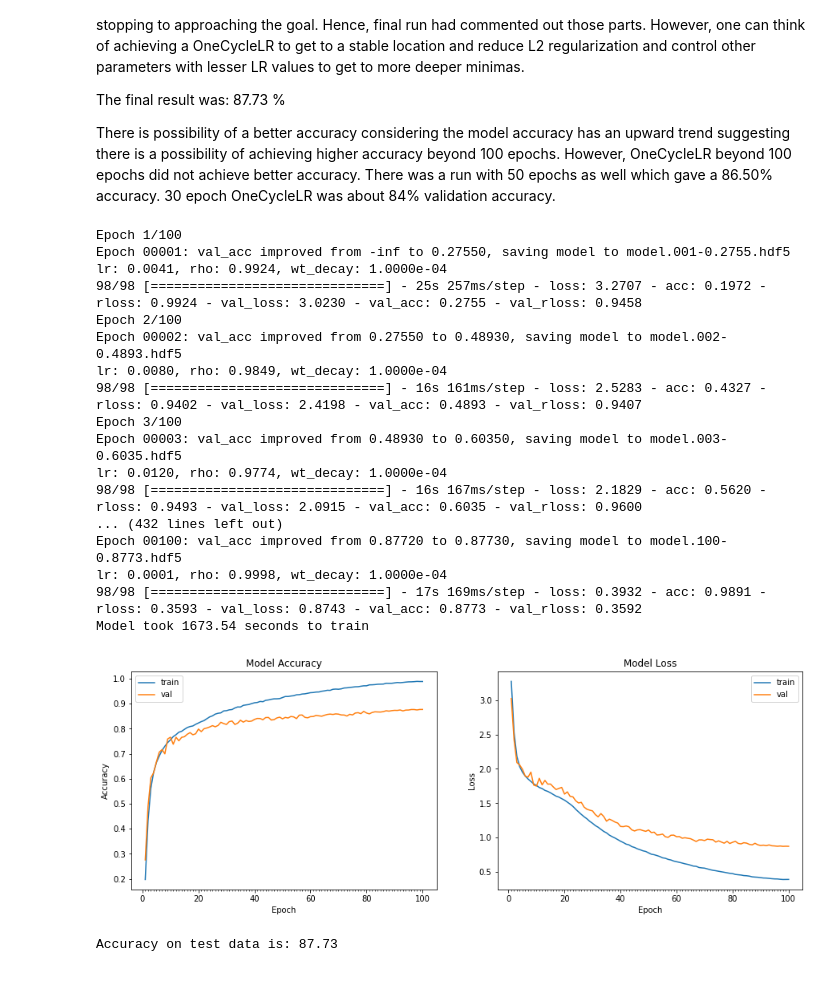
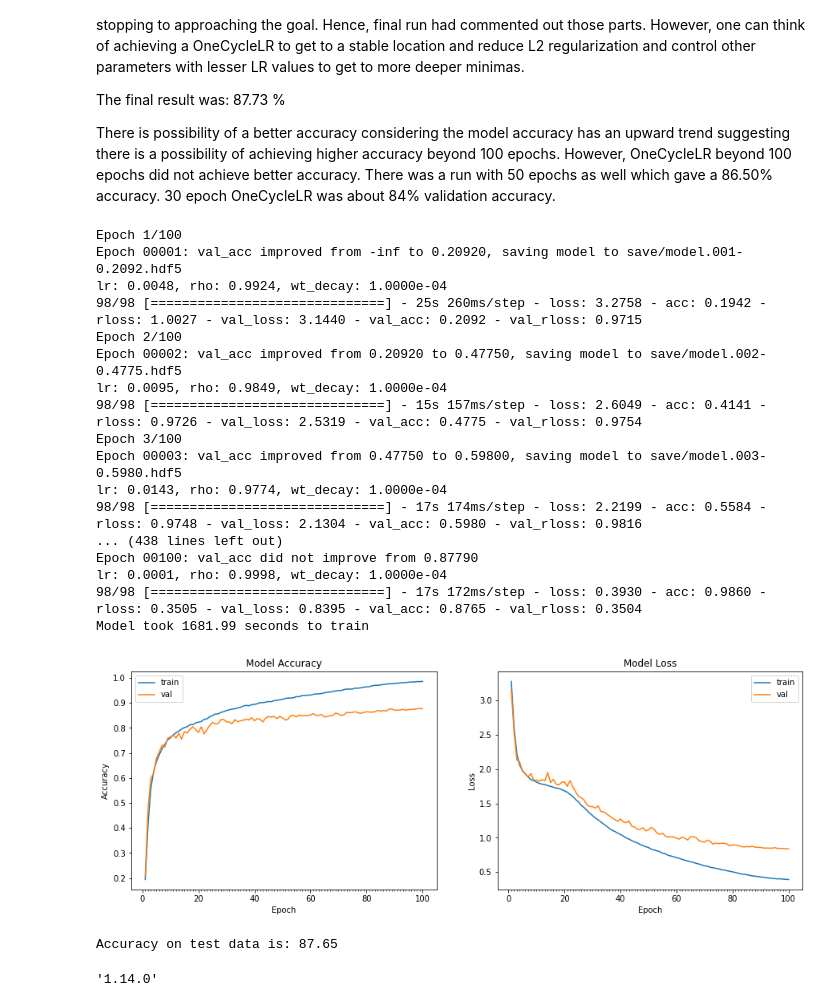
Before and after one commit to sambitdash/EVA-2, a Jupyter notebook: Session-13/Assignment-13.ipynb, the cells around one changed output. Saved outputs shown, nothing was run; the diff lists cells and outputs as text; code cells hidden in the pictures.

Commit message:
Added MaxPool instead of Conv with strides.

```diff
--- a/Session-13/Assignment-13.ipynb
+++ b/Session-13/Assignment-13.ipynb
@@ -97,7 +97,9 @@ from tensorflow.keras.initializers import zeros
 def ResConv(x, kernel=(3, 3), depth=32, maxpool=False):
     x = BatchNormalization()(x)
     x = Activation('relu')(x)
-    x = Conv2D(depth, kernel, strides=(maxpool and 2 or 1), padding='same', use_bias=False)(x)
+    if maxpool :
+        x = MaxPool2D()(x)
+    x = Conv2D(depth, kernel, padding='same', use_bias=False)(x)
     return x
 
 def ResUnit(x, depth=32, maxpool=False):
@@ -485,47 +487,51 @@ class CyclicLR(Callback):
 
 steps_per_epoch = trainX.shape[0]//BATCH_SIZE+1
 
-clr = CyclicLR(1e-4, 0.08, 20*steps_per_epoch, 80*steps_per_epoch)
+clr = CyclicLR(1e-4, 0.095, 20*steps_per_epoch, 80*steps_per_epoch)
 
-mcp=ModelCheckpoint("model.{epoch:03d}-{val_acc:.4f}.hdf5",
+mcp=ModelCheckpoint("save/model.{epoch:03d}-{val_acc:.4f}.hdf5",
                     monitor='val_acc', verbose=1, save_best_only=True)
 
 logdir = "logs/scalars/" + datetime.now().strftime("%Y%m%d-%H%M%S")
 tensorboard_callback = TensorBoard(log_dir=logdir)
 
 # Compile the model
 model = model_init()
 
 # train the model
 start = time.time()
 # Train the model
 model_info = model.fit_generator(datagen.flow(trainX, trainY, batch_size = BATCH_SIZE),
                                  epochs=100, shuffle = True,
                                  validation_data = (testX, testY), verbose=1,
                                  callbacks=[mcp, clr, tensorboard_callback])
 end = time.time()
 print ("Model took %0.2f seconds to train"%(end - start))
 # plot model history
 plot_model_history(model_info)
 # compute test accuracy
 print ("Accuracy on test data is: %0.2f"%accuracy(testX, testY, model))
 # %% [output]
 Epoch 1/100
-Epoch 00001: val_acc improved from -inf to 0.27550, saving model to model.001-0.2755.hdf5
-lr: 0.0041, rho: 0.9924, wt_decay: 1.0000e-04
-98/98 [==============================] - 25s 257ms/step - loss: 3.2707 - acc: 0.1972 - rloss: 0.9924 - val_loss: 3.0230 - val_acc: 0.2755 - val_rloss: 0.9458
+Epoch 00001: val_acc improved from -inf to 0.20920, saving model to save/model.001-0.2092.hdf5
+lr: 0.0048, rho: 0.9924, wt_decay: 1.0000e-04
+98/98 [==============================] - 25s 260ms/step - loss: 3.2758 - acc: 0.1942 - rloss: 1.0027 - val_loss: 3.1440 - val_acc: 0.2092 - val_rloss: 0.9715
 Epoch 2/100
-Epoch 00002: val_acc improved from 0.27550 to 0.48930, saving model to model.002-0.4893.hdf5
-lr: 0.0080, rho: 0.9849, wt_decay: 1.0000e-04
-98/98 [==============================] - 16s 161ms/step - loss: 2.5283 - acc: 0.4327 - rloss: 0.9402 - val_loss: 2.4198 - val_acc: 0.4893 - val_rloss: 0.9407
+Epoch 00002: val_acc improved from 0.20920 to 0.47750, saving model to save/model.002-0.4775.hdf5
+lr: 0.0095, rho: 0.9849, wt_decay: 1.0000e-04
+98/98 [==============================] - 15s 157ms/step - loss: 2.6049 - acc: 0.4141 - rloss: 0.9726 - val_loss: 2.5319 - val_acc: 0.4775 - val_rloss: 0.9754
 Epoch 3/100
-Epoch 00003: val_acc improved from 0.48930 to 0.60350, saving model to model.003-0.6035.hdf5
-lr: 0.0120, rho: 0.9774, wt_decay: 1.0000e-04
-98/98 [==============================] - 16s 167ms/step - loss: 2.1829 - acc: 0.5620 - rloss: 0.9493 - val_loss: 2.0915 - val_acc: 0.6035 - val_rloss: 0.9600
-... (432 lines left out)
-Epoch 00100: val_acc improved from 0.87720 to 0.87730, saving model to model.100-0.8773.hdf5
+Epoch 00003: val_acc improved from 0.47750 to 0.59800, saving model to save/model.003-0.5980.hdf5
+lr: 0.0143, rho: 0.9774, wt_decay: 1.0000e-04
+98/98 [==============================] - 17s 174ms/step - loss: 2.2199 - acc: 0.5584 - rloss: 0.9748 - val_loss: 2.1304 - val_acc: 0.5980 - val_rloss: 0.9816
+... (438 lines left out)
+Epoch 00100: val_acc did not improve from 0.87790
 lr: 0.0001, rho: 0.9998, wt_decay: 1.0000e-04
-98/98 [==============================] - 17s 169ms/step - loss: 0.3932 - acc: 0.9891 - rloss: 0.3593 - val_loss: 0.8743 - val_acc: 0.8773 - val_rloss: 0.3592
-Model took 1673.54 seconds to train
+98/98 [==============================] - 17s 172ms/step - loss: 0.3930 - acc: 0.9860 - rloss: 0.3505 - val_loss: 0.8395 - val_acc: 0.8765 - val_rloss: 0.3504
+Model took 1681.99 seconds to train
-[figure, old version]
+[figure, new version]
-Accuracy on test data is: 87.73
+Accuracy on test data is: 87.65
+# %%
+tf.__version__
+# %% [output]
+'1.14.0'
```
Also changed, not shown: parts of 6 cells of this notebook, 2 other files.
